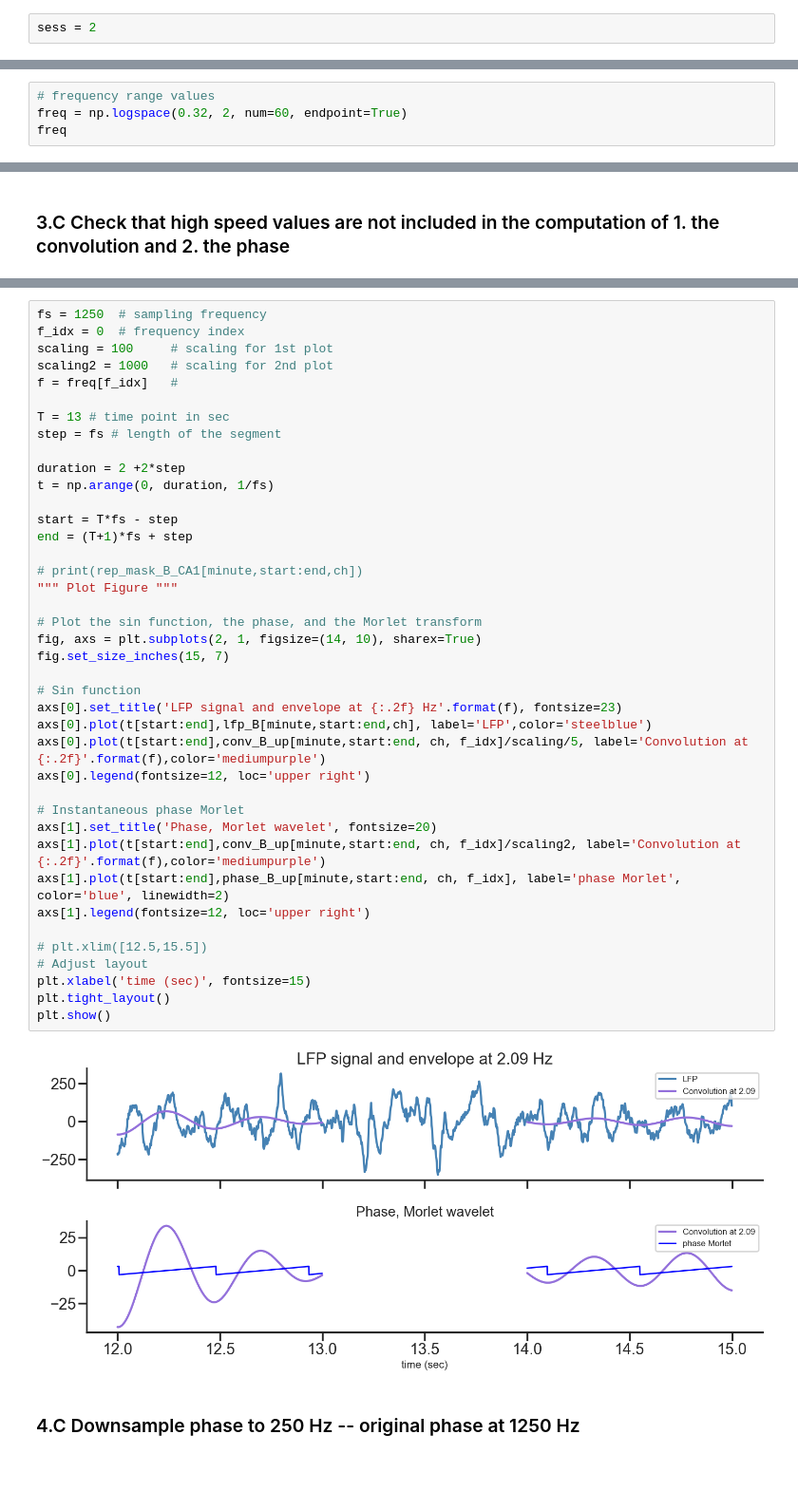
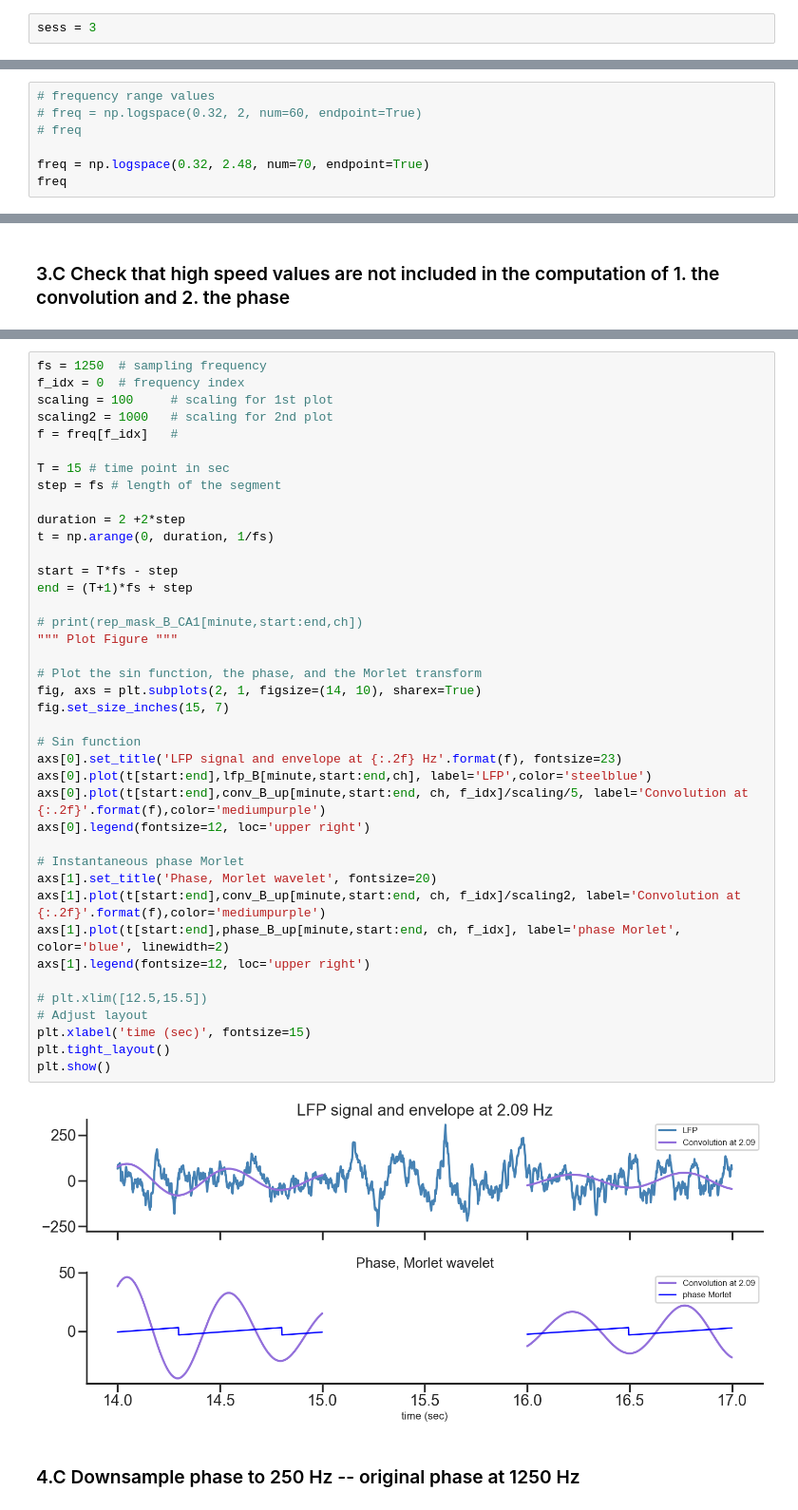
Before and after one commit to gdelfe/Ketamine_effects_on_the_brain, a Jupyter notebook: python/Place_cells_spike_analysis.ipynb, the cells around one changed output, grey strips where cells are left out. Shown at 95% size. Cells and saved outputs as stored; diff of their text form; blank space fills up the shorter version.

```diff
--- a/python/Place_cells_spike_analysis.ipynb
+++ b/python/Place_cells_spike_analysis.ipynb
@@ -59,7 +55,7 @@ with open(ksort_PATH,'rb') as file:
 with open(ts_ephys_PATH,'rb') as file:
     ts_ephys_aln = pickle.load(file)
 # %%
-sess = 2
+sess = 3
 # %% [markdown]
 ### Load spike files for a given session (takes about 3 min)
 # %%
@@ -387,6 +385,9 @@ plt.legend(['lfp 1250 Hz','lfp 250 Hz'], loc='upper right',fontsize=13)
 #### Frequencies in logscale for spike-LFP analysis
 # %%
 # frequency range values
-freq = np.logspace(0.32, 2, num=60, endpoint=True)
+# freq = np.logspace(0.32, 2, num=60, endpoint=True)
+# freq
+
+freq = np.logspace(0.32, 2.48, num=70, endpoint=True)
 freq
 # %% [output]
@@ -849,41 +852,41 @@ scaling = 100     # scaling for 1st plot
 scaling2 = 1000   # scaling for 2nd plot
 f = freq[f_idx]   #
 
-T = 13 # time point in sec
+T = 15 # time point in sec
 step = fs # length of the segment
 
 duration = 2 +2*step
 t = np.arange(0, duration, 1/fs)
 
 start = T*fs - step
 end = (T+1)*fs + step
 
 # print(rep_mask_B_CA1[minute,start:end,ch])
 """ Plot Figure """
 
 # Plot the sin function, the phase, and the Morlet transform
 fig, axs = plt.subplots(2, 1, figsize=(14, 10), sharex=True)
 fig.set_size_inches(15, 7)
 
 # Sin function
 axs[0].set_title('LFP signal and envelope at {:.2f} Hz'.format(f), fontsize=23)
 axs[0].plot(t[start:end],lfp_B[minute,start:end,ch], label='LFP',color='steelblue')
 axs[0].plot(t[start:end],conv_B_up[minute,start:end, ch, f_idx]/scaling/5, label='Convolution at {:.2f}'.format(f),color='mediumpurple')
 axs[0].legend(fontsize=12, loc='upper right')
 
 # Instantaneous phase Morlet
 axs[1].set_title('Phase, Morlet wavelet', fontsize=20)
 axs[1].plot(t[start:end],conv_B_up[minute,start:end, ch, f_idx]/scaling2, label='Convolution at {:.2f}'.format(f),color='mediumpurple')
 axs[1].plot(t[start:end],phase_B_up[minute,start:end, ch, f_idx], label='phase Morlet', color='blue', linewidth=2)
 axs[1].legend(fontsize=12, loc='upper right')
 
 # plt.xlim([12.5,15.5])
 # Adjust layout
 plt.xlabel('time (sec)', fontsize=15)
 plt.tight_layout()
 plt.show()
 # %% [output]
-[figure, old version]
+[figure, new version]
 # %% [markdown]
 ### 4.C Downsample phase to 250 Hz -- original phase at 1250 Hz
 # %%
```
Also changed, not shown: parts of 36 cells of this notebook, 15 other files.
